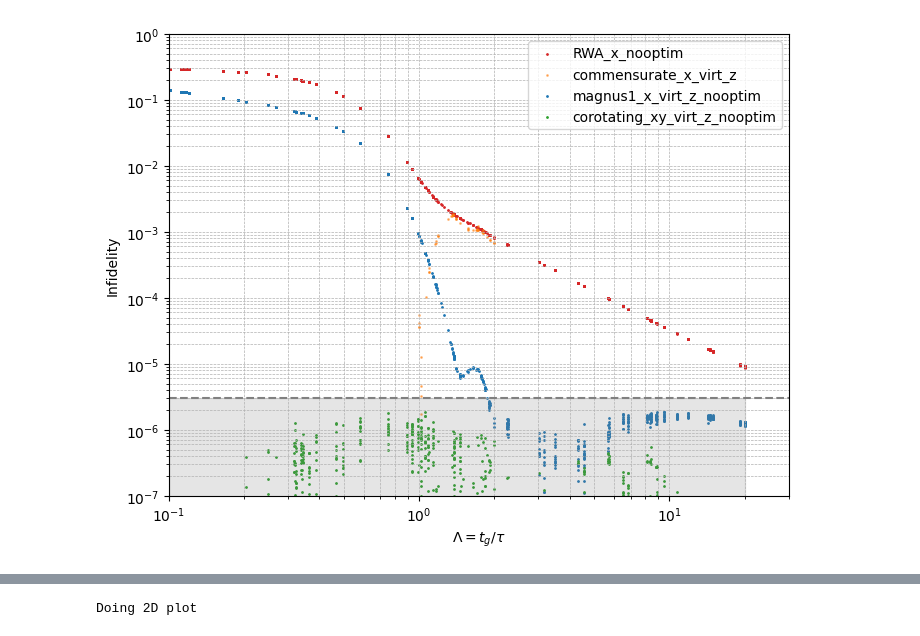
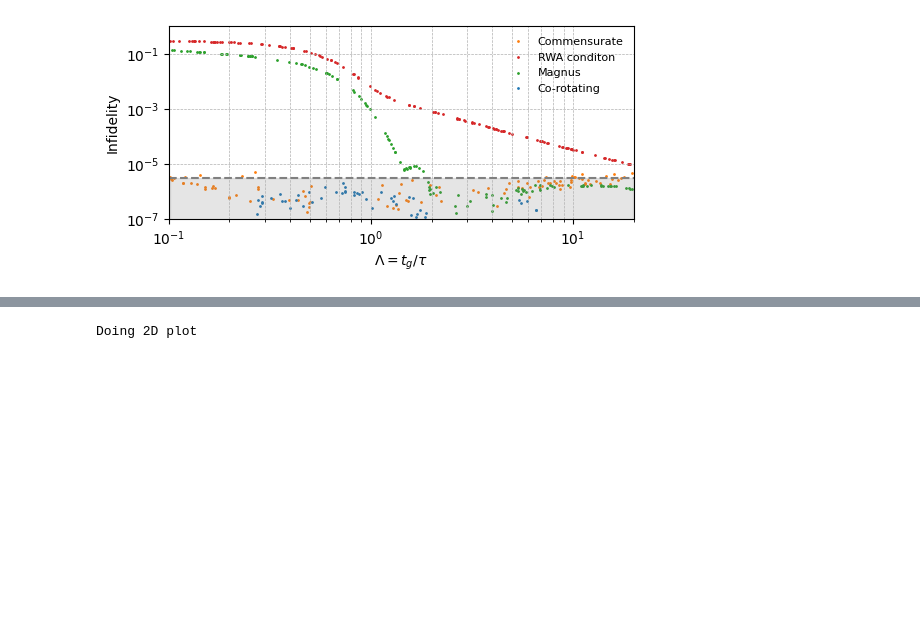
Before and after one commit to Tutbjun/qdev_fastgates, a Jupyter notebook: bachelor/Condition evaluation Larmor/main_plot_infidelity.ipynb, the cells around one changed output, grey strips where cells are left out. Cells and saved outputs as stored; diff of their text form; code cells hidden in the pictures; blank space fills up the shorter version.

```diff
--- a/bachelor/Condition evaluation Larmor/main_plot_infidelity.ipynb
+++ b/bachelor/Condition evaluation Larmor/main_plot_infidelity.ipynb
@@ -43,13 +42,25 @@ magnus1_x_virt_z_nooptim 0
 corotating_xy_virt_z_nooptim 0
 # %%
 #do_simple
+import matplotlib as mpl
+mpl.rcParams.update(mpl.rcParamsDefault)
 def do_simple(scores):
-    fig, ax = plt.subplots(1, 1, figsize=(8, 6))
+    plt.rcParams.update({
+        #"text.usetex": True,
+        #"font.family": "Helvetica"
+    })
+    key_table = {
+        "magnus": "Magnus",
+        "comm": "Commensurate",
+        "cor": "Co-rotating",
+        "RWA": "RWA conditon",
+    }
+    fig, ax = plt.subplots(1, 1, figsize=(6, 2.5))
     all_lambdas = []
     colors = {
-        "magnus": "tab:blue",
+        "magnus": "tab:green",
+        "cor": "tab:blue",
         "comm": "tab:orange",
-        "cor": "tab:green",
         "RWA": "tab:red",
     }
     for i,key in enumerate(scores):
@@ -80,43 +91,47 @@ def do_simple(scores):
             if ck in key:
                 c = colors[ck]
         line = "--"
-        alpha = 0.5
+        alpha = 1
         if "nooptim" in key:
             line = "-"
             alpha = 1
         nanmask = np.isnan(np.asarray(f2plot).astype(float))
         f2plot = f2plot[~nanmask]
         l2plot = l2plot[~nanmask]
         if np.sum(nanmask) > 0:
             print("nanmask", key, np.sum(nanmask))
         #sc = ax.plot(l2plot, 1-f2plot, label=key,c=c, linestyle=line, alpha=alpha)
-        sc = ax.scatter(l2plot, 1-f2plot, label=key,c=c, alpha=alpha, s=1)
+        for l in key_table:
+            if l in key:
+                lbl = key_table[l]
+                break
+        sc = ax.scatter(l2plot, 1-f2plot, label=lbl,c=c, alpha=alpha, s=1)
         ax.set_xlabel(r"$\Lambda=t_g/\tau$")
         ax.set_ylabel("Infidelity")
         #ax.set_title(key)
     #make a horizontal line 2e-6, and grey out all under it
     if len(all_lambdas) > 0:
         mi = np.min(all_lambdas)
         ma = np.max(all_lambdas)
         ax.axhline(y=3e-6, color='grey', linestyle='--')
         ax.fill_betweenx([0, 3e-6], mi, ma, color='grey', alpha=0.2)
-        plt.xlim([1e-1, 3e1])
+        plt.xlim([1e-1, 2e1])
         plt.yscale("log")
         plt.xscale("log")
         plt.ylim([1e-7,1])
-        plt.legend()
+        plt.legend(fontsize=8, loc="upper right", frameon=False)
         #with grid
         ax.grid(which='both', linestyle='--', linewidth=0.5)
-        plt.savefig("fidelity_3levelslurp.png", dpi=300, bbox_inches='tight')
+        plt.savefig("fidelity_level.png", dpi=300, bbox_inches='tight')
         plt.show()
 
 
 
 
 
 do_simple(scores)
 # %% [output]
-[figure, old version]
+[figure, new version]
 # %%
 import random
 def do_byalpha(scores):
```
Also changed, not shown: parts of 3 cells of this notebook, 5 other files.
